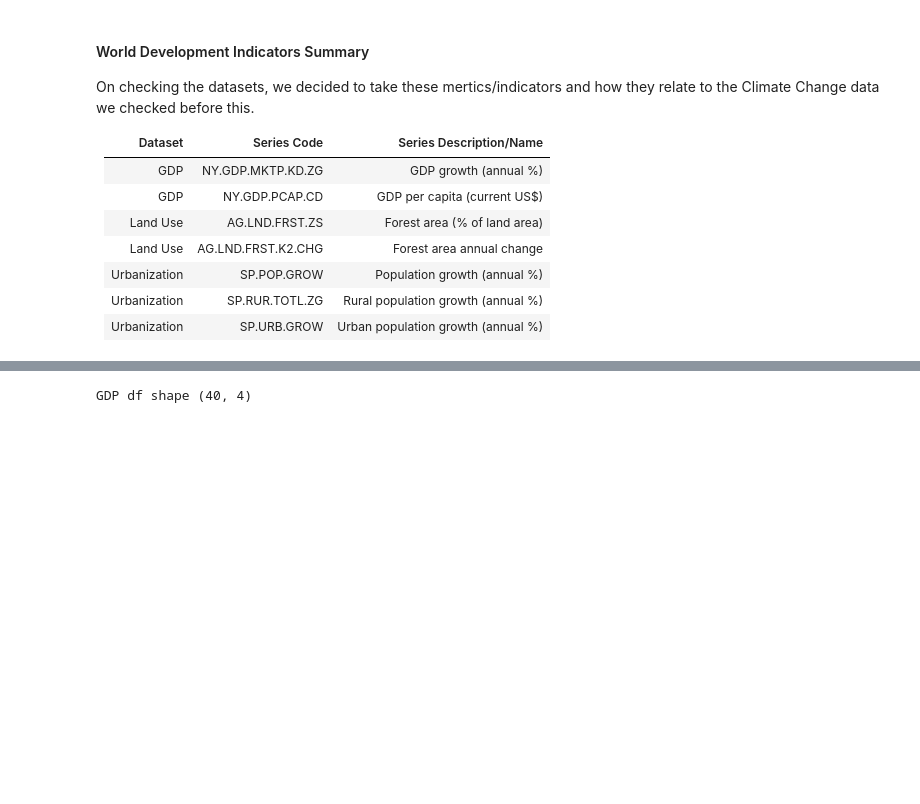
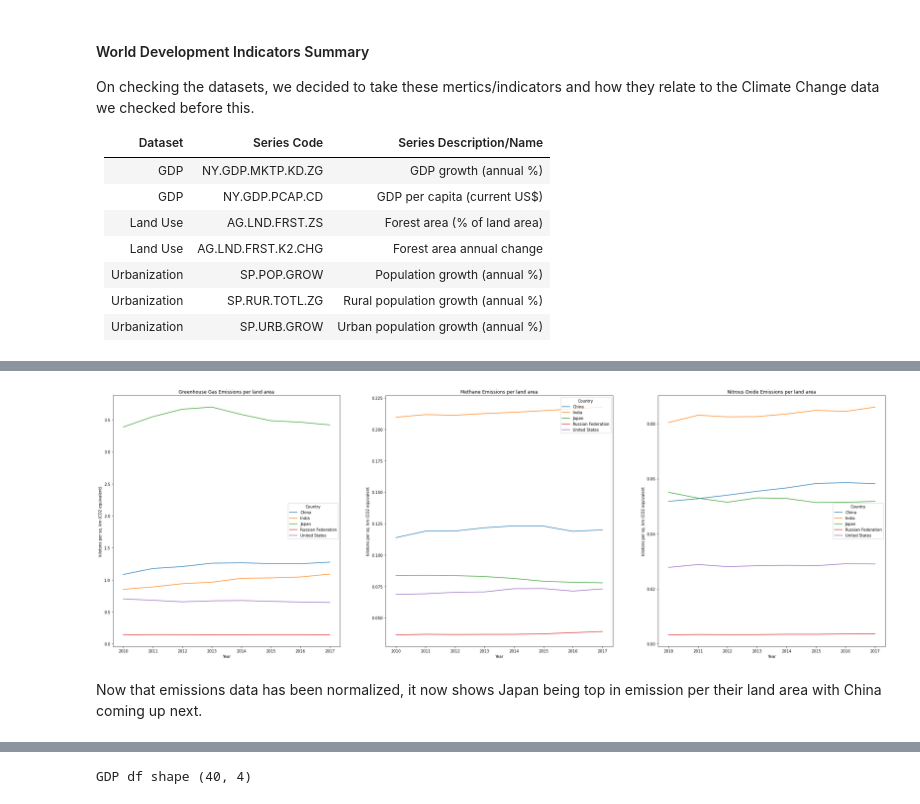
Before and after one commit to jords-santiago/humans_are_pollutants, a Jupyter notebook: 02_SourceCodes/01_Python_JupyterNotebook/World_Bank_Devt_vs_Environment.ipynb, the cells around one changed output, grey strips where cells are left out. Saved outputs shown, nothing was run; the diff lists cells and outputs as text; code cells hidden in the pictures; blank space fills up the shorter version.

```diff
--- a/02_SourceCodes/01_Python_JupyterNotebook/World_Bank_Devt_vs_Environment.ipynb
+++ b/02_SourceCodes/01_Python_JupyterNotebook/World_Bank_Devt_vs_Environment.ipynb
@@ -736 +724,24 @@ On checking the datasets, we decided to take these mertics/indicators and how th
+# %%
+othergas_per_area_df = othergas_df.merge(landarea_df, how='left', on=['Country', 'Year'])
+othergas_per_area_df['EN.ATM.GHGT.KT.CE.AREA'] = othergas_per_area_df['EN.ATM.GHGT.KT.CE']/othergas_per_area_df['AG.LND.TOTL.K2']
+othergas_per_area_df['EN.ATM.METH.KT.CE.AREA'] = othergas_per_area_df['EN.ATM.METH.KT.CE']/othergas_per_area_df['AG.LND.TOTL.K2']
+othergas_per_area_df['EN.ATM.NOXE.KT.CE.AREA'] = othergas_per_area_df['EN.ATM.NOXE.KT.CE']/othergas_per_area_df['AG.LND.TOTL.K2']
+# %%
+fig, axes = plt.subplots(1, 3, figsize=(36,12))
+axes[0].set_ylabel('kilotons per sq. km (CO2 equivalent)')
+axes[1].set_ylabel('kilotons per sq. km (CO2 equivalent')
+axes[2].set_ylabel('kilotons per sq. km (CO2 equivalent')
+
+axes[0].set_title('Greenhouse Gas Emissions per land area')
+axes[1].set_title('Methane Emissions per land area')
+axes[2].set_title('Nitrous Oxide Emissions per land area')
+
+sns.lineplot(x='Year', y='EN.ATM.GHGT.KT.CE.AREA', data=othergas_per_area_df, hue='Country', ax=axes[0])
+sns.lineplot(x='Year', y='EN.ATM.METH.KT.CE.AREA', data=othergas_per_area_df, hue='Country', ax=axes[1])
+sns.lineplot(x='Year', y='EN.ATM.NOXE.KT.CE.AREA', data=othergas_per_area_df, hue='Country', ax=axes[2])
+plt.show()
+# %% [output]
+[figure, added]
+# %% [markdown]
+Now that emissions data has been normalized, it now shows Japan being top in emission per their land area with China coming up next.
 # %% [markdown]
```
Also changed, not shown: parts of 59 cells of this notebook, 4 other files.
